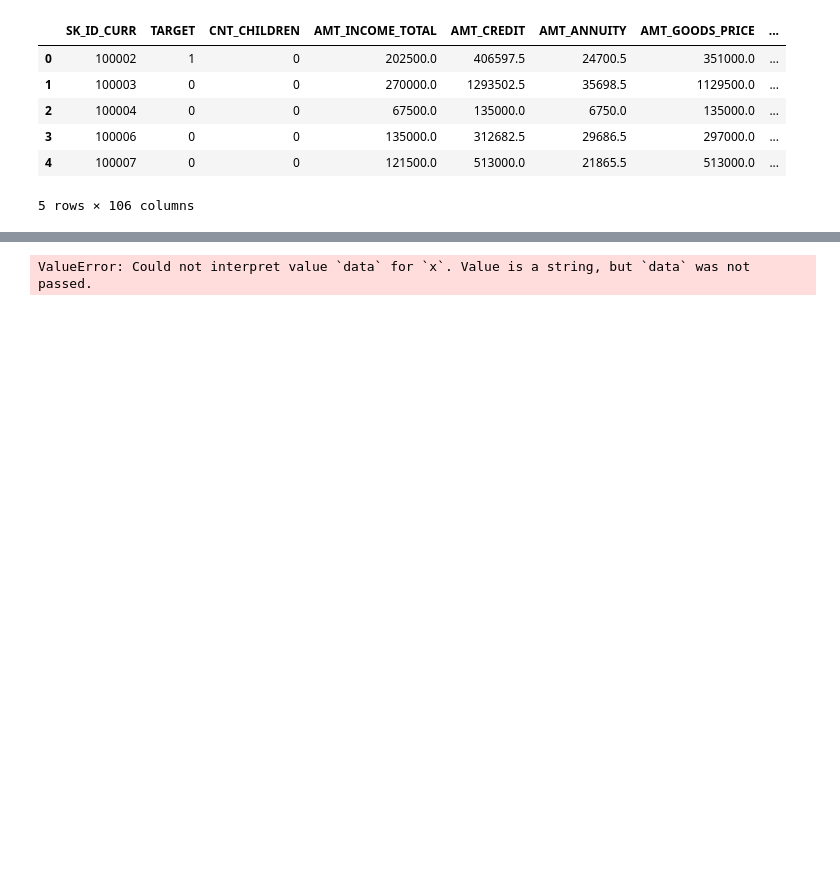
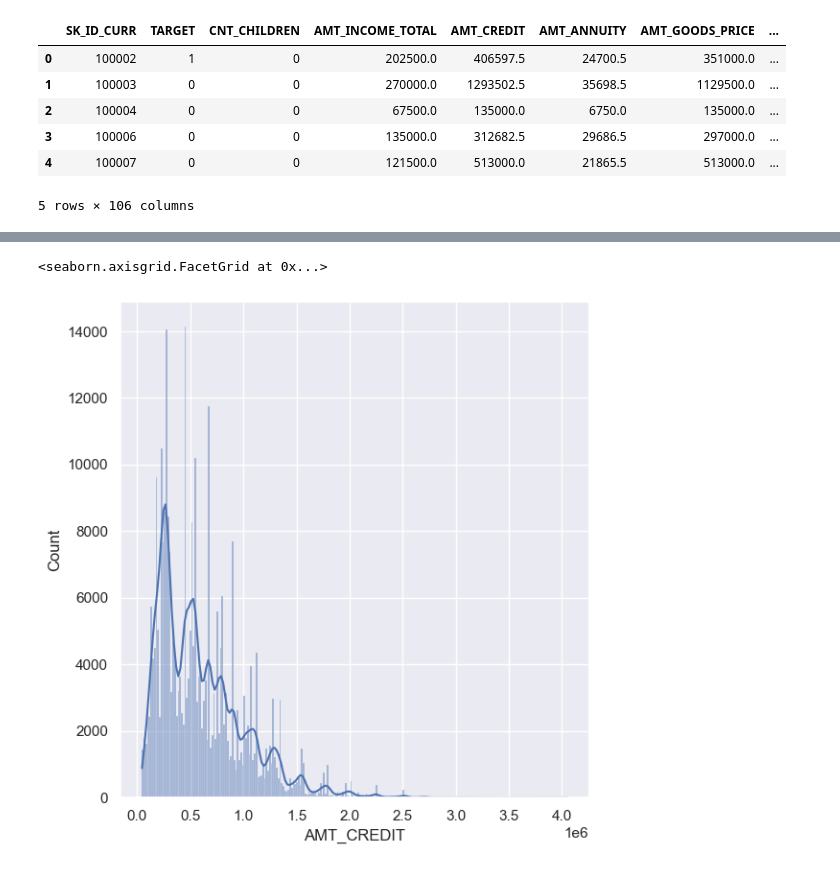
Before and after one commit to Munkheredene/ml-data, a Jupyter notebook: ml_task_12_credit_information.ipynb, the cells around one changed output, grey strips where cells are left out. Drawn from its saved outputs; the diff is of its cells as text; code cells hidden in the pictures; blank space fills up the shorter version.

```diff
--- a/ml_task_12_credit_information.ipynb
+++ b/ml_task_12_credit_information.ipynb
@@ -3,5 +3,5 @@ Problem 1
 # %%
 import pandas as pd
 # %%
-df = pd.read_csv("data/home_credit/application_train.csv")
+data = pd.read_csv("data/home_credit/application_train.csv")
 # %%
@@ -101,6 +101,7 @@ from scipy import stats
 %matplotlib inline
 sns.set()
 # %%
-sns.displot(df=data, x='data', kde=True, height=6)
+sns.displot(data=data, x='AMT_CREDIT',kde=True, height=6)
 # %% [output]
-ValueError: Could not interpret value `data` for `x`. Value is a string, but `data` was not passed.
+<seaborn.axisgrid.FacetGrid at 0x...>
+[figure, added]
```
Also changed, not shown: parts of 10 cells of this notebook, 1 other file.
